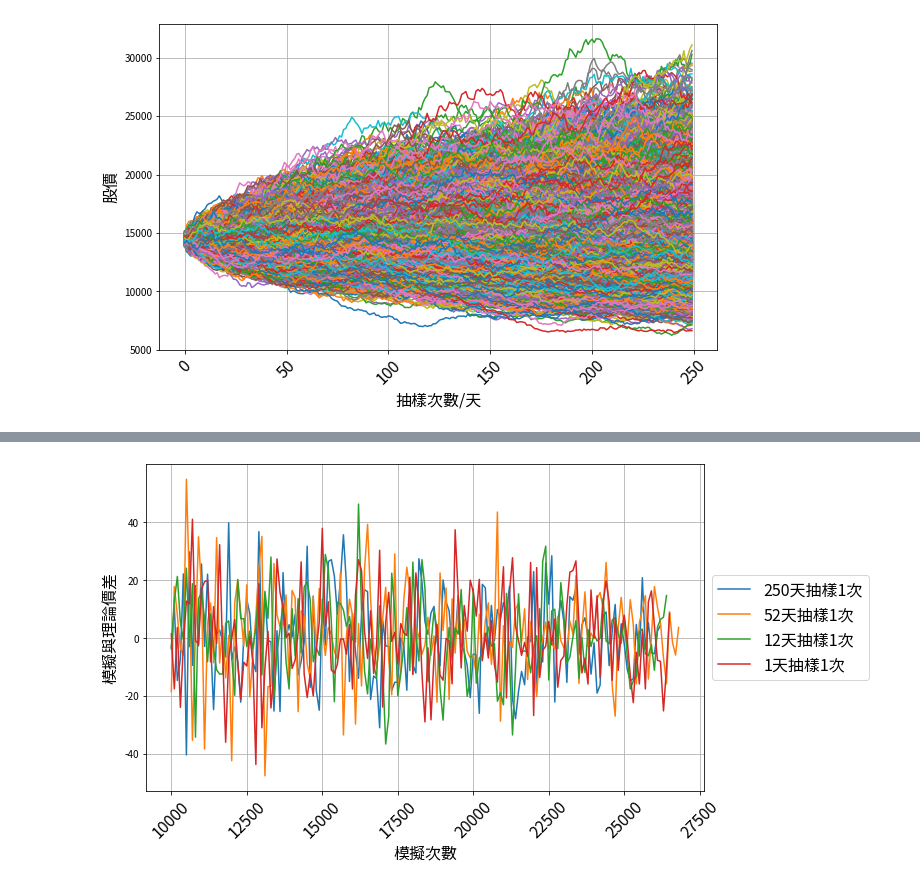
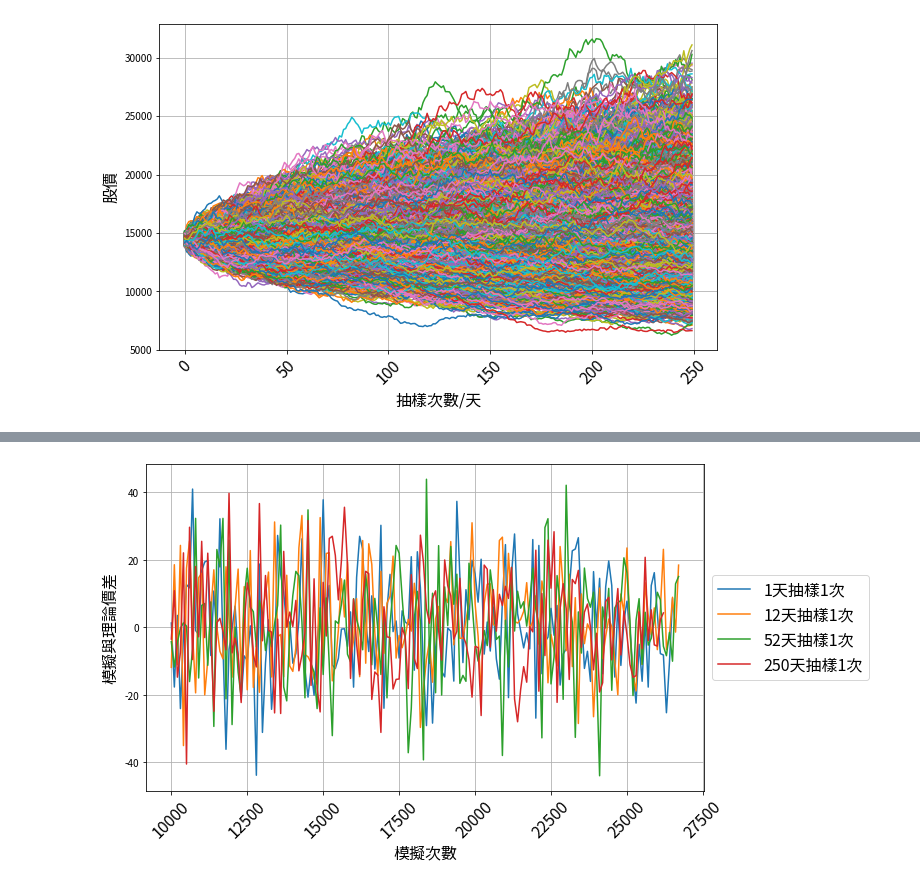
Before and after one commit to MinKuanIsHere/MonteCarloSimulationCallOption, a Jupyter notebook: 蒙地卡羅.ipynb, the cells around one changed output, grey strips where cells are left out. Saved outputs shown, nothing was run; the diff lists cells and outputs as text; code cells hidden in the pictures.

```diff
--- a/蒙地卡羅.ipynb
+++ b/蒙地卡羅.ipynb
@@ -119,7 +119,8 @@ K = 14650 #履約價
 r = 0.0158 #台灣十年公債殖利率
 sigma = round(data['Adj Close'].pct_change().std()* (250)**0.5,4) #現貨的年化平均報酬的標準差(表準差*根號250)
 T = 1 #假設到期1年
-steps = 250#切割期數
+days = 1 #每幾天抽樣一次
+steps = int(250/days)#切割期數 (250/12=20, 250/52=4.8)
 N = 10000 ##模擬次數
 print(S, K, r, sigma, T, steps, N)
 
@@ -156,20 +157,23 @@ dfs = pd.DataFrame.from_dict({"mcs":mcs_ls,
             "bs":bs_ls,
             "condiction":std_mean_ls,
             "N":N_ls})
-dfs.to_csv(f"/content/drive/MyDrive/政大課程/111選擇權評價與應用/蒙地卡羅/{steps}.csv", index=False)
+dfs.to_csv(f"/content/drive/MyDrive/政大課程/111選擇權評價與應用/蒙地卡羅/{days}.csv", index=False)
 
 display(dfs)
 
 plt.figure(figsize=(10,6))
-# add_paths = np.insert(paths.transpose(), 0, S, axis=1).transpose()#因為只抽一期，所以需要特殊處理
-add_paths = np.insert(paths, 0, S, axis=1)
+if days == 250:
+  add_paths = np.insert(paths.transpose(), 0, S, axis=1).transpose()#因為只抽一期，所以需要特殊處理
+else:
+  add_paths = np.insert(paths, 0, S, axis=1)
+
 plt.plot(add_paths)
 plt.ylabel('股價', fontsize=16)
 plt.xlabel("抽樣次數/天", fontsize=16)
 plt.grid(axis='both')
 plt.xticks(rotation=45, fontsize=16)
 plt.xticks(fontsize=16)
-plt.savefig(f'/content/drive/MyDrive/政大課程/111選擇權評價與應用/蒙地卡羅/MCS_{steps}.png', bbox_inches='tight')
+plt.savefig(f'/content/drive/MyDrive/政大課程/111選擇權評價與應用/蒙地卡羅/MCS_{days}.png', bbox_inches='tight')
 plt.show()
 # %% [output]
 14460 14650 0.0158 0.1965 1 250 10000
@@ -237,29 +241,29 @@ TaipeiSansTCBeta-Re 100%[===================>]  19.70M  15.6MB/s    in 1.3s
 # %%
 def read_N(i):
   dfs = pd.read_csv(f"/content/drive/MyDrive/政大課程/111選擇權評價與應用/蒙地卡羅/{i}.csv")
   dfs['diff'] = (dfs['mcs'] - dfs['bs'])
   return dfs[['diff','N']]
 
 import pandas as pd
 
 df1 = read_N(1)
 df12 = read_N(12)
 df52 = read_N(52)
 df250 = read_N(250)
 
 plt.figure(figsize=(10,6))
-plt.plot(df1['N'], df1['diff'], label='250天抽樣1次')
-plt.plot(df12['N'], df12['diff'], label='52天抽樣1次')
-plt.plot(df52['N'], df52['diff'],label='12天抽樣1次')
-plt.plot(df250['N'], df250['diff'],label='1天抽樣1次')
+plt.plot(df1['N'], df1['diff'], label='1天抽樣1次')
+plt.plot(df12['N'], df12['diff'], label='12天抽樣1次')
+plt.plot(df52['N'], df52['diff'],label='52天抽樣1次')
+plt.plot(df250['N'], df250['diff'],label='250天抽樣1次')
 
 plt.ylabel('模擬與理論價差', fontsize=16)
 plt.xlabel("模擬次數", fontsize=16)
 plt.grid(axis='both')
 plt.legend(loc='center left', bbox_to_anchor=(1, 0.5), fontsize=16)
 plt.xticks(rotation=45, fontsize=16)
 plt.xticks(fontsize=16)
 plt.savefig('/content/drive/MyDrive/政大課程/111選擇權評價與應用/蒙地卡羅/差距.png', bbox_inches='tight')
 plt.show()
 # %% [output]
-[figure, old version]
+[figure, new version]
```
Also changed, not shown: parts of 1 cell of this notebook.
